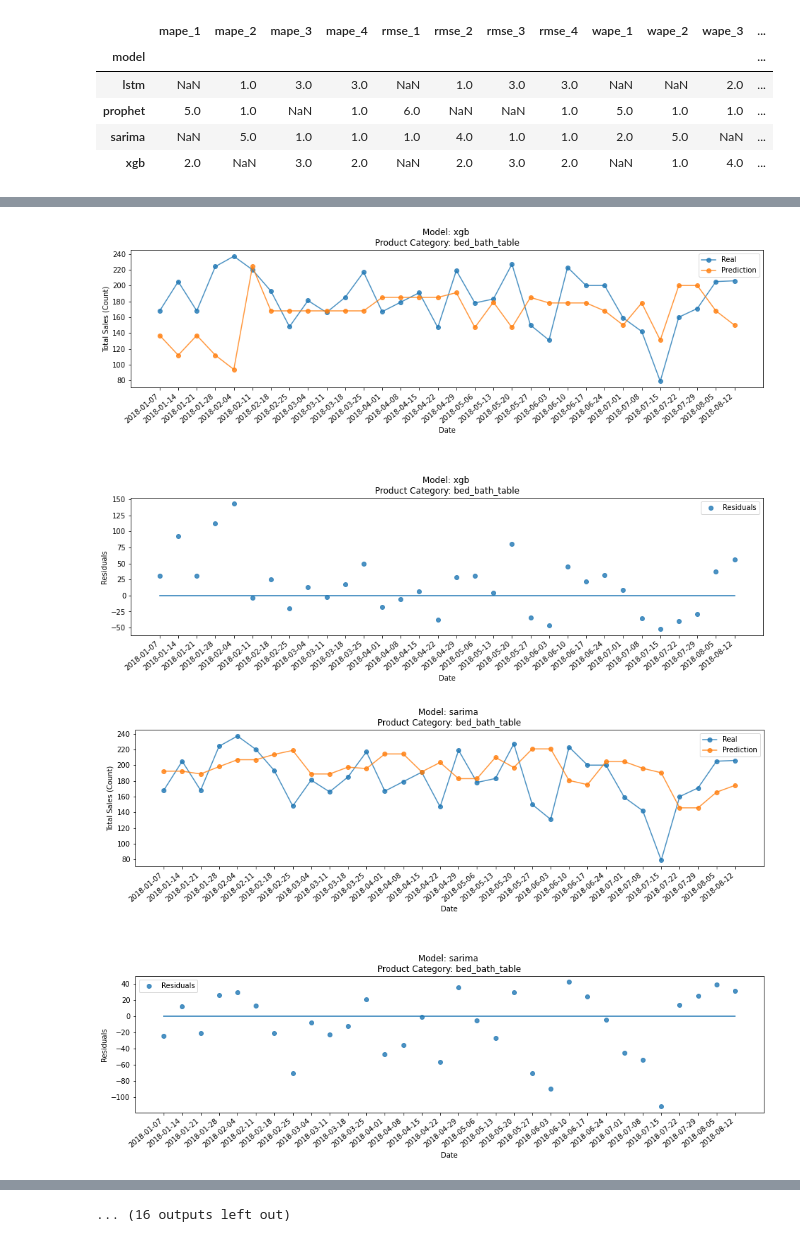
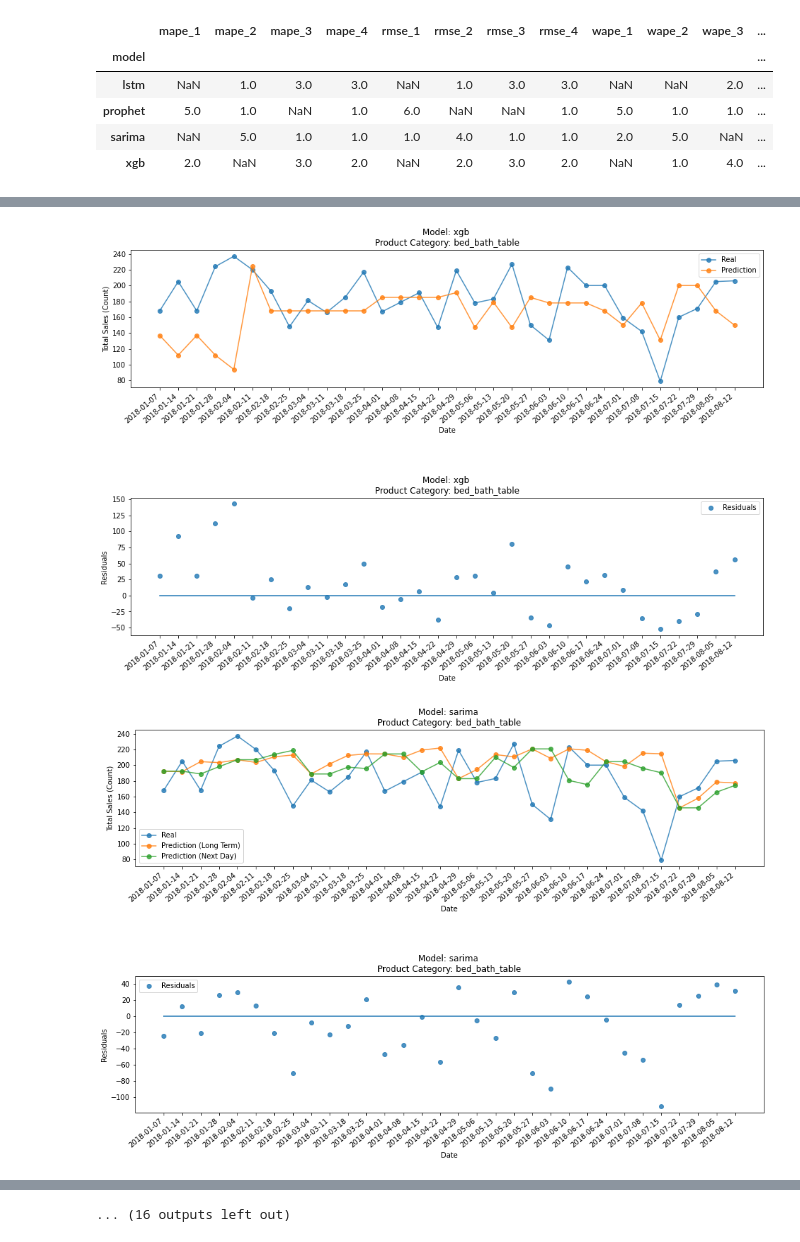
Before and after one commit to FerasBasha/Forecasting-Retail-Sales-Using-Google-Trends-and-Machine-Learning, a Jupyter notebook: notebooks/olist/5.0_exp1_results_analysis.ipynb, the cells around one changed output, grey strips where cells are left out. Cells and saved outputs as stored; diff of their text form; code cells hidden in the pictures.

```diff
--- a/notebooks/olist/5.0_exp1_results_analysis.ipynb
+++ b/notebooks/olist/5.0_exp1_results_analysis.ipynb
@@ -134,18 +171,19 @@ def get_min_max(df, date_ranges):
 # %%
 metrics_df = pd.DataFrame()
+metrics_mase_rmsse = pd.DataFrame()
 
 for prod_cat in prod_categories:
 
     temp = all_product_categories[prod_cat]
 
     # Get metrics for each model
-    metrics_xgb = get_metrics(temp['y_true'],temp['y_pred_xgb'])
-    metrics_sarima = get_metrics(temp['y_true'],temp['y_pred_sarima'])
-    metrics_lstm = get_metrics(temp['y_true'],temp['y_pred_lstm'])
-    metrics_prophet = get_metrics(temp['y_true'],temp['y_pred_prophet'])
+    metrics_xgb = get_metrics(temp['y_true'], temp['y_pred_xgb'])
+    metrics_sarima = get_metrics(temp['y_true'], temp['y_pred_sarima'])
+    metrics_lstm = get_metrics(temp['y_true'], temp['y_pred_lstm'])
+    metrics_prophet = get_metrics(temp['y_true'], temp['y_pred_prophet'])
 
     results = pd.DataFrame([metrics_sarima,metrics_prophet,metrics_xgb,metrics_lstm],
-                       index=['sarima','prophet','xgb','lstm'])
+                       index=['sarima', 'prophet', 'xgb', 'lstm'])
     results['product_category'] = prod_cat
     results = results.reset_index().rename(columns={'index':'model'})
 
@@ -153,10 +191,26 @@ for prod_cat in prod_categories:
     results['rank_mape'] = results.rank(axis=0)['mape']
     results['rank_wape'] = results.rank(axis=0)['wape']
     results['rank_rmse'] = results.rank(axis=0)['rmse']
-    results['rank_r2'] = results.rank(axis=0)['r2']
+    results['rank_mae'] = results.rank(axis=0)['mae']
+    results['rank_r2'] = results.rank(axis=0, ascending=False)['r2']
+
+    # Add rank for rmsse and mase
+    results = results.merge(base_mae_rmse, how='left', on='product_category')
+    results['mase'] = results['mae'] / results['base_mae']
+    results['rmsse'] = results['rmse'] / results['base_rmse']
+    results['rank_rmsse'] = results.rank(axis=0)['rmsse']
+    results['rank_mase'] = results.rank(axis=0)['mase']
+
     min_max_df = get_min_max(df, make_dates(params['olist']['experiment_dates']))
-    results = results.merge(min_max_df, how='inner',on='model')
+    results = results.merge(min_max_df, how='inner', on='model')
 
     # Calculate the minimum and maximum of each fold.
 
     metrics_df = metrics_df.append(results).reset_index(drop=True)
+
+    # merge base metrics for MASE and RMSSE
+
+#     metrics_mase_rmsse = metrics_df.merge(base_mae_rmse, how='left', on='product_category')
+#     metrics_mase_rmsse = metrics_mase_rmsse[['model', 'rmse', 'mae', 'product_category', 'base_mae', 'base_rmse']]
+#     metrics_mase_rmsse['mase'] = metrics_mase_rmsse['mae'] / metrics_mase_rmsse['base_mae']
+#     metrics_mase_rmsse['rmsse'] = metrics_mase_rmsse['rmse'] / metrics_mase_rmsse['base_rmse']
@@ -249,35 +373,39 @@ for prod_cat in prod_categories:
 
         fig, axs = plt.subplots(2, 1, figsize=(16,10))
         plt.subplots_adjust(hspace=0.8)
 
         # Forecasts
         axs[0].plot(temp['y_true'], marker='o', label='Real', alpha=0.8)
-        axs[0].plot(temp[f'y_pred_{model}'], marker='o', label='Prediction',alpha=0.8)
+        if model == 'sarima':
+            axs[0].plot(temp[f'y_pred_lt_{model}'], marker='o', label='Prediction (Long Term)',alpha=0.8)
+            axs[0].plot(temp[f'y_pred_{model}'], marker='o', label='Prediction (Next Day)',alpha=0.8)
+        else:
+            axs[0].plot(temp[f'y_pred_{model}'], marker='o', label='Prediction',alpha=0.8)
         axs[0].set_title(f'Model: {model} \nProduct Category: {prod_cat}')
         axs[0].set_xlabel('Date')
         axs[0].set_ylabel('Total Sales (Count)')
         axs[0].legend()
         for tick in axs[0].get_xticklabels():
             tick.set_rotation(40)
             tick.set_horizontalalignment('right')
 
         # Residuals
         axs[1].scatter(x=temp.index, y=(temp['y_true'] - temp[f'y_pred_{model}']), marker='o', label='Residuals', alpha=0.8)
         axs[1].plot([0]*temp.shape[0])
         axs[1].set_title(f'Model: {model} \nProduct Category: {prod_cat}')
         axs[1].set_xlabel('Date')
         axs[1].set_ylabel('Residuals')
         axs[1].legend()
         for tick in axs[1].get_xticklabels():
             tick.set_rotation(40)
             tick.set_horizontalalignment('right')
 
         plt.show()
 
     print('\n\n\n')
 # %% [output]
 [figure]
-[figure, old version]
+[figure, new version]
 [figure]
 [figure]
 [figure]
```
Also changed, not shown: parts of 14 cells of this notebook, 23 other files.
